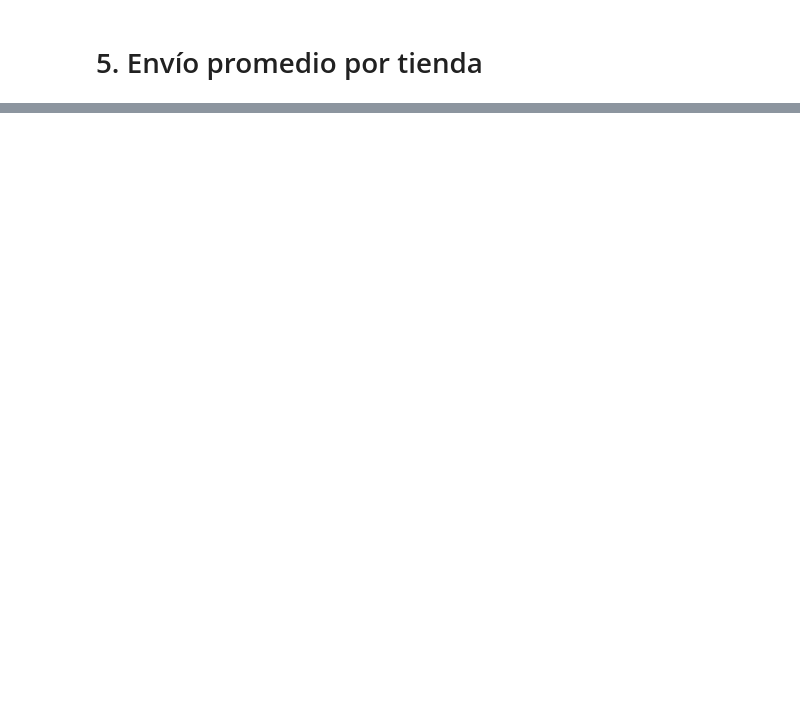
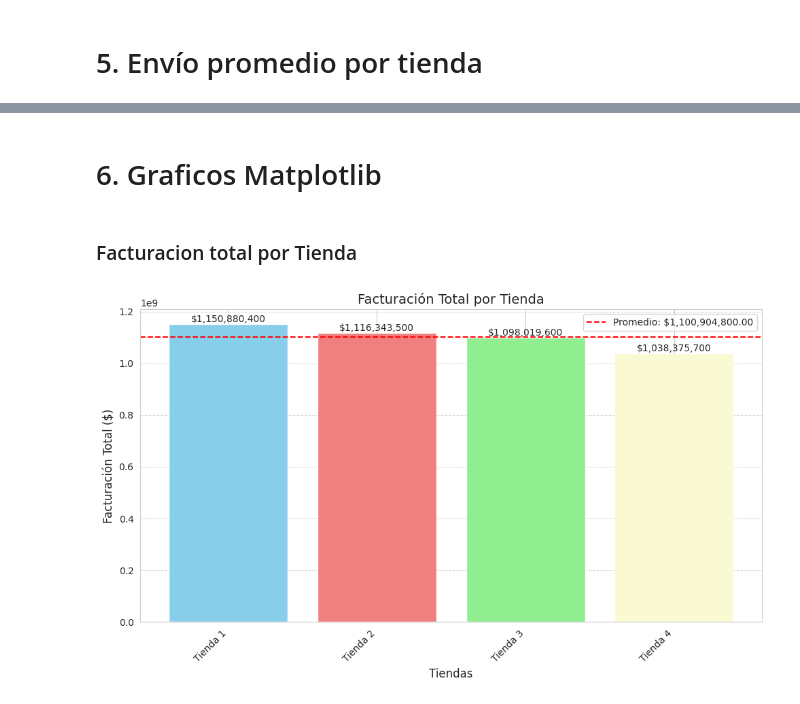
Before and after one commit to Dannydejesus/Alura-Store_Latam, a Jupyter notebook: AluraStoreLatam.ipynb, the cells around one changed output, grey strips where cells are left out. Drawn from its saved outputs; the diff is of its cells as text; code cells hidden in the pictures; blank space fills up the shorter version.

```diff
--- a/AluraStoreLatam.ipynb
+++ b/AluraStoreLatam.ipynb
@@ -23,6 +27,3 @@ tienda.head()
 | 2 | Juego de mesa | Juguetes | 209600.0 | 15900.0 | 15/03/2021 | Juan Fernandez | Cartagena | ... |
 | 3 | Microondas | Electrodomésticos | 757500.0 | 41000.0 | 03/05/2022 | Juan Fernandez | Cali | ... |
 | 4 | Silla de oficina | Muebles | 335200.0 | 20200.0 | 07/11/2020 | Maria Alfonso | Medellín | ... |
-# %%
-tienda2 = pd.read_csv(url2)
-tienda2.head()
@@ -36,3 +29,0 @@ tienda2.head()
-# %%
-tienda3 = pd.read_csv(url3)
-tienda3.head()
@@ -46,3 +29,0 @@ tienda3.head()
-# %%
-tienda4 = pd.read_csv(url4)
-tienda4.head()
@@ -65,0 +281,2 @@ tienda4.head()
+# %% [markdown]
+# 6. Graficos Matplotlib
@@ -65,0 +287,33 @@ tienda4.head()
+# %% [markdown]
+### Facturacion total por Tienda
+# %%
+facturaciones = {
+    "Tienda 1": facturacion_tienda1,
+    "Tienda 2": facturacion_tienda2,
+    "Tienda 3": facturacion_tienda3,
+    "Tienda 4": facturacion_tienda4
+}
+
+tiendas = list(facturaciones.keys())
+facturacion_valores = list(facturaciones.values())
+
+promedio_facturacion = sum(facturacion_valores) / len(facturacion_valores)
+
+plt.figure(figsize=(10, 6))
+plt.bar(tiendas, facturacion_valores, color=['skyblue', 'lightcoral', 'lightgreen', 'lightgoldenrodyellow'])
+plt.xlabel("Tiendas", fontsize=12)
+plt.ylabel("Facturación Total ($)", fontsize=12)
+plt.title("Facturación Total por Tienda", fontsize=14)
+plt.xticks(rotation=45, ha="right")
+plt.grid(axis='y', linestyle='--', alpha=0.7)
+
+for i, v in enumerate(facturacion_valores):
+    plt.text(i, v + 500, f"${v:,.0f}", ha='center', va='bottom', fontsize=10)
+
+plt.axhline(y=promedio_facturacion, color='red', linestyle='--', label=f'Promedio: ${promedio_facturacion:,.2f}')
+plt.legend()
+
+plt.tight_layout()
+plt.show()
+# %% [output]
+[figure, added]
```
Also changed, not shown: parts of 19 cells of this notebook.
